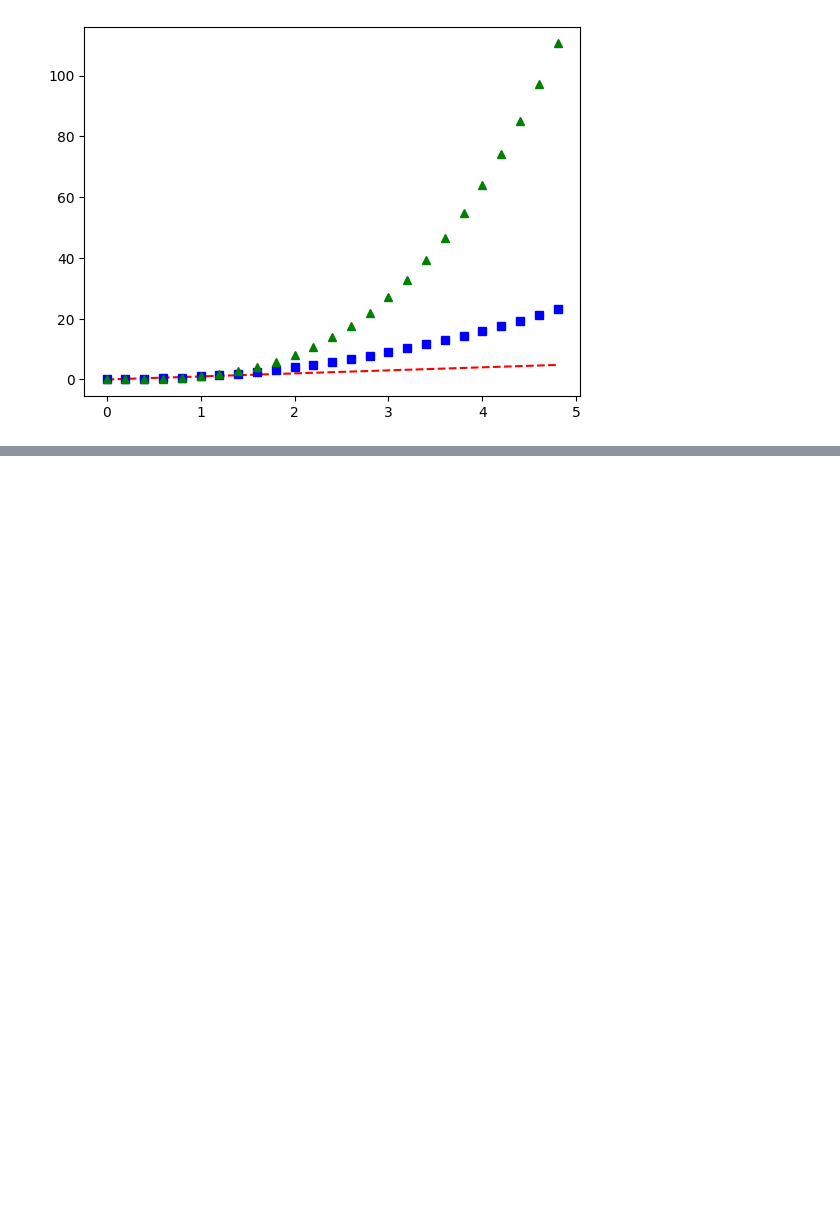
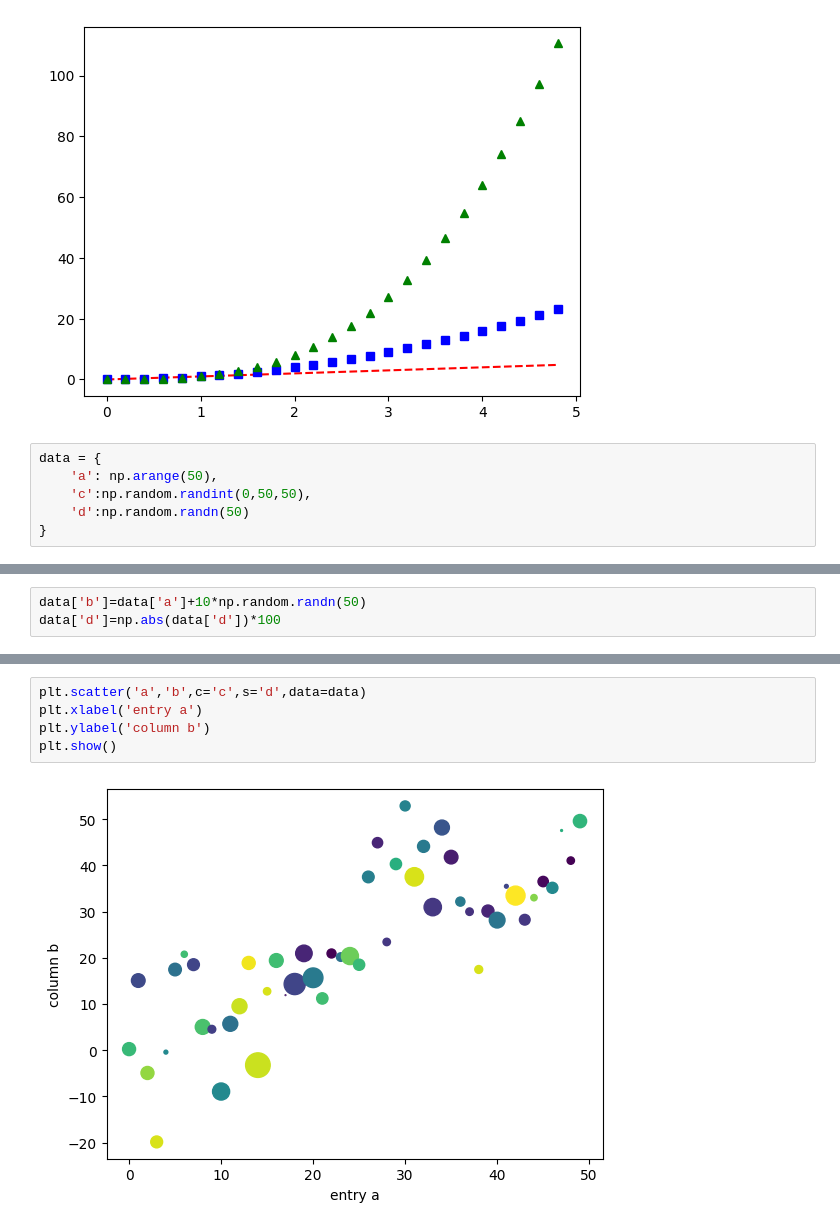
Before and after one commit to tutoryx-academy/data_vizualization, a Jupyter notebook: matplotlib_intro.ipynb, the cells around one changed output, grey strips where cells are left out. Cells and saved outputs as stored; diff of their text form; blank space fills up the shorter version.

```diff
--- a/matplotlib_intro.ipynb
+++ b/matplotlib_intro.ipynb
@@ -46,3 +46,9 @@ plt.plot(t,t, 'r--',t,t**2,'bs',t,t**3,'g^')
 plt.show()
 # %% [output]
 [figure]
+# %%
+data = {
+    'a': np.arange(50),
+    'c':np.random.randint(0,50,50),
+    'd':np.random.randn(50)
+}
@@ -48,0 +74,3 @@ plt.show()
+# %%
+data['b']=data['a']+10*np.random.randn(50)
+data['d']=np.abs(data['d'])*100
@@ -48,0 +97,7 @@ plt.show()
+# %%
+plt.scatter('a','b',c='c',s='d',data=data)
+plt.xlabel('entry a')
+plt.ylabel('column b')
+plt.show()
+# %% [output]
+[figure, added]
```
Also changed, not shown: parts of 14 cells of this notebook, 1 other file.
